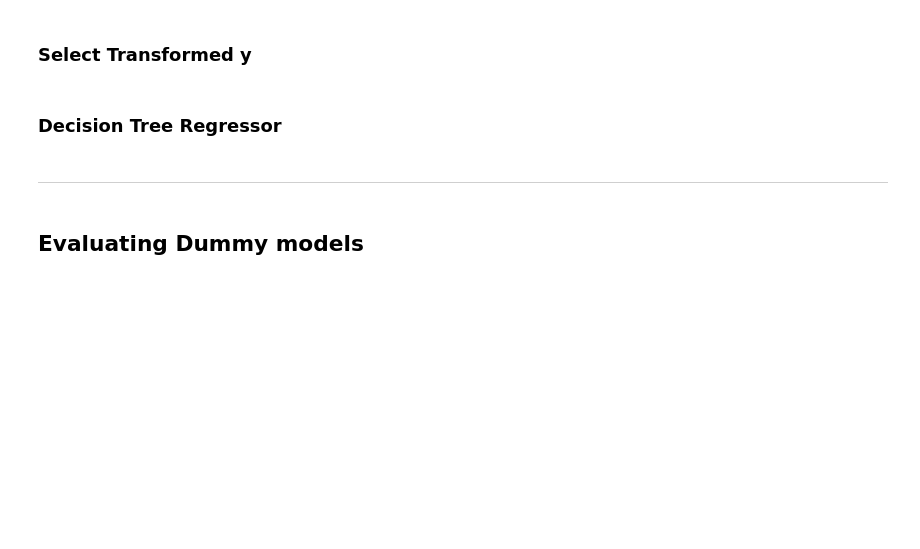
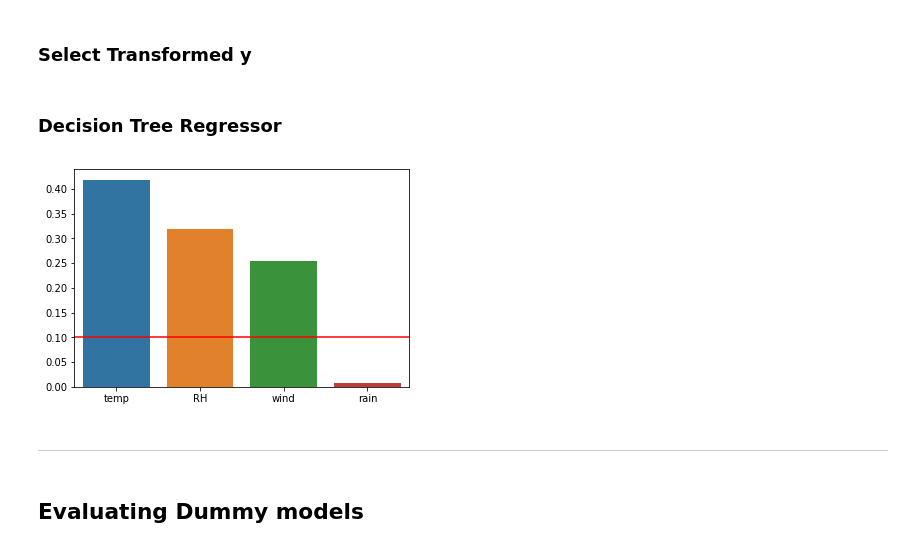
Before and after one commit to BrickText/firewall, a Jupyter notebook: modelling/Data Exploration.ipynb, the cells around one changed output. Drawn from its saved outputs; the diff is of its cells as text; code cells hidden in the pictures; blank space fills up the shorter version.

```diff
--- a/modelling/Data Exploration.ipynb
+++ b/modelling/Data Exploration.ipynb
@@ -88,10 +88,12 @@ y_tf = y_log
 # %% [markdown]
 ### Decision Tree Regressor
 # %%
-tree = RegressionTree().fit(X, y_tf)
+tree = DecisionTreeRegressor().fit(X, y_tf)
 # %%
-# sns.barplot(X.columns, tree.feature_importances_)
-# plt.axhline(0.1, c='r');
+sns.barplot(X.columns, tree.feature_importances_)
+plt.axhline(0.1, c='r');
+# %% [output]
+[figure, added]
 # %% [markdown]
 ***
 # %% [markdown]
```
Also changed, not shown: parts of 3 cells of this notebook.
